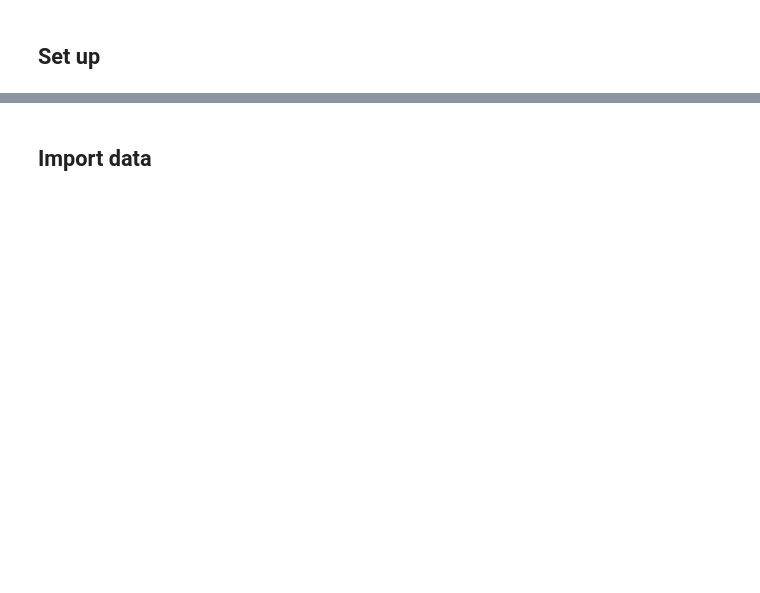
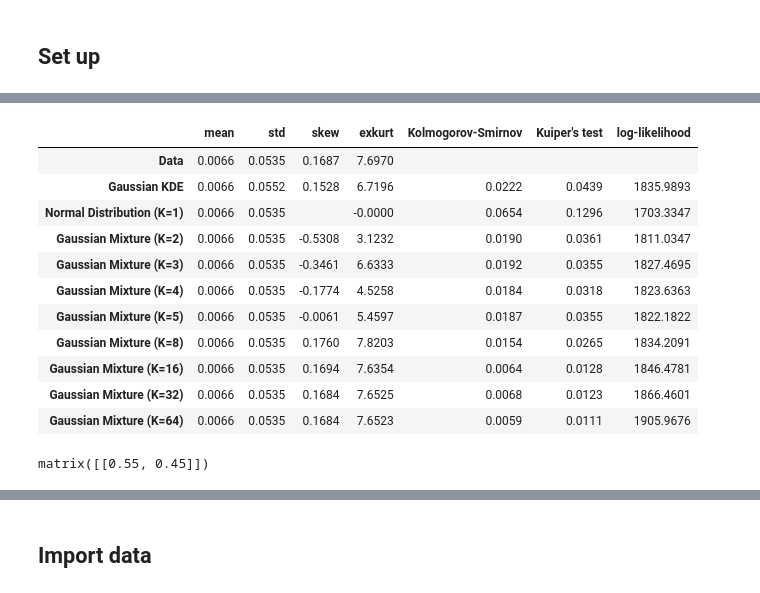
Before and after one commit to felixbrunner/hmm-real-vol, a Jupyter notebook: notebooks/01 - framework_plots.ipynb, the cells around one changed output, grey strips where cells are left out. Cells and saved outputs as stored; diff of their text form; code cells hidden in the pictures; blank space fills up the shorter version.

```diff
--- a/notebooks/01 - framework_plots.ipynb
+++ b/notebooks/01 - framework_plots.ipynb
@@ -7,0 +32,2 @@
+# %%
+pd.set_option('display.float_format', lambda x: '%.4f' % x) #sets decimals to be displayed
@@ -7,0 +149,54 @@
+# %%
+def data_stats(data):
+    values = [data.mean(),
+              data.std(),
+              data.skew(),
+              data.kurt(),
+              np.nan,
+              np.nan,
+             np.nan]
+    return values
+
+def comparison_stats(data, distribution):
+    values = [distribution.mean(),
+              distribution.std(),
+              distribution.skew(),
+              distribution.kurt(),
+              kolmogorov_smirnov_test(data, distribution),
+              kuipers_test(data, distribution),
+              distribution_log_likelihood(data, distribution)]
+    return values
+# %%
+comparison_table = kf.FinancialDataFrame(columns=['mean','std','skew','exkurt','Kolmogorov-Smirnov','Kuiper\'s test','log-likelihood'])
+
+comparison_table.loc['Data'] = data_stats(series)
+comparison_table.loc['Gaussian KDE'] = comparison_stats(series, kde)
+comparison_table.loc['Normal Distribution (K=1)'] = comparison_stats(series, normal)
+comparison_table.loc['Gaussian Mixture (K=2)'] = comparison_stats(series, mix2)
+comparison_table.loc['Gaussian Mixture (K=3)'] = comparison_stats(series, mix3)
+comparison_table.loc['Gaussian Mixture (K=4)'] = comparison_stats(series, mix4)
+comparison_table.loc['Gaussian Mixture (K=5)'] = comparison_stats(series, mix5)
+comparison_table.loc['Gaussian Mixture (K=8)'] = comparison_stats(series, mix8)
+comparison_table.loc['Gaussian Mixture (K=16)'] = comparison_stats(series, mix16)
+comparison_table.loc['Gaussian Mixture (K=32)'] = comparison_stats(series, mix32)
+comparison_table.loc['Gaussian Mixture (K=64)'] = comparison_stats(series, mix64)
+
+comparison_table = comparison_table.replace(np.nan,'')\
+                                   .replace(0,'')
+
+%comparison_table.export_to_latex(path='../latex/tables/', filename='distribution_comparison')
+
+comparison_table
+# %% [output]
+|  | mean | std | skew | exkurt | Kolmogorov-Smirnov | Kuiper's test | log-likelihood |
+| Data | 0.0066 | 0.0535 | 0.1687 | 7.6970 |  |  |  |
+| Gaussian KDE | 0.0066 | 0.0552 | 0.1528 | 6.7196 | 0.0222 | 0.0439 | 1835.9893 |
+| Normal Distribution (K=1) | 0.0066 | 0.0535 |  | -0.0000 | 0.0654 | 0.1296 | 1703.3347 |
+| Gaussian Mixture (K=2) | 0.0066 | 0.0535 | -0.5308 | 3.1232 | 0.0190 | 0.0361 | 1811.0347 |
+| Gaussian Mixture (K=3) | 0.0066 | 0.0535 | -0.3461 | 6.6333 | 0.0192 | 0.0355 | 1827.4695 |
+| Gaussian Mixture (K=4) | 0.0066 | 0.0535 | -0.1774 | 4.5258 | 0.0184 | 0.0318 | 1823.6363 |
+| Gaussian Mixture (K=5) | 0.0066 | 0.0535 | -0.0061 | 5.4597 | 0.0187 | 0.0355 | 1822.1822 |
+| Gaussian Mixture (K=8) | 0.0066 | 0.0535 | 0.1760 | 7.8203 | 0.0154 | 0.0265 | 1834.2091 |
+| Gaussian Mixture (K=16) | 0.0066 | 0.0535 | 0.1694 | 7.6354 | 0.0064 | 0.0128 | 1846.4781 |
+| Gaussian Mixture (K=32) | 0.0066 | 0.0535 | 0.1684 | 7.6525 | 0.0068 | 0.0123 | 1866.4601 |
+| Gaussian Mixture (K=64) | 0.0066 | 0.0535 | 0.1684 | 7.6523 | 0.0059 | 0.0111 | 1905.9676 |
@@ -8,3 +209,7 @@
+# %%
+hmm.steady_state
+# %% [output]
+matrix([[0.55, 0.45]])
 # %%
 import matplotlib.pyplot as plt
 import numpy as np
```
Also changed, not shown: parts of 22 cells of this notebook, 15 other files.
